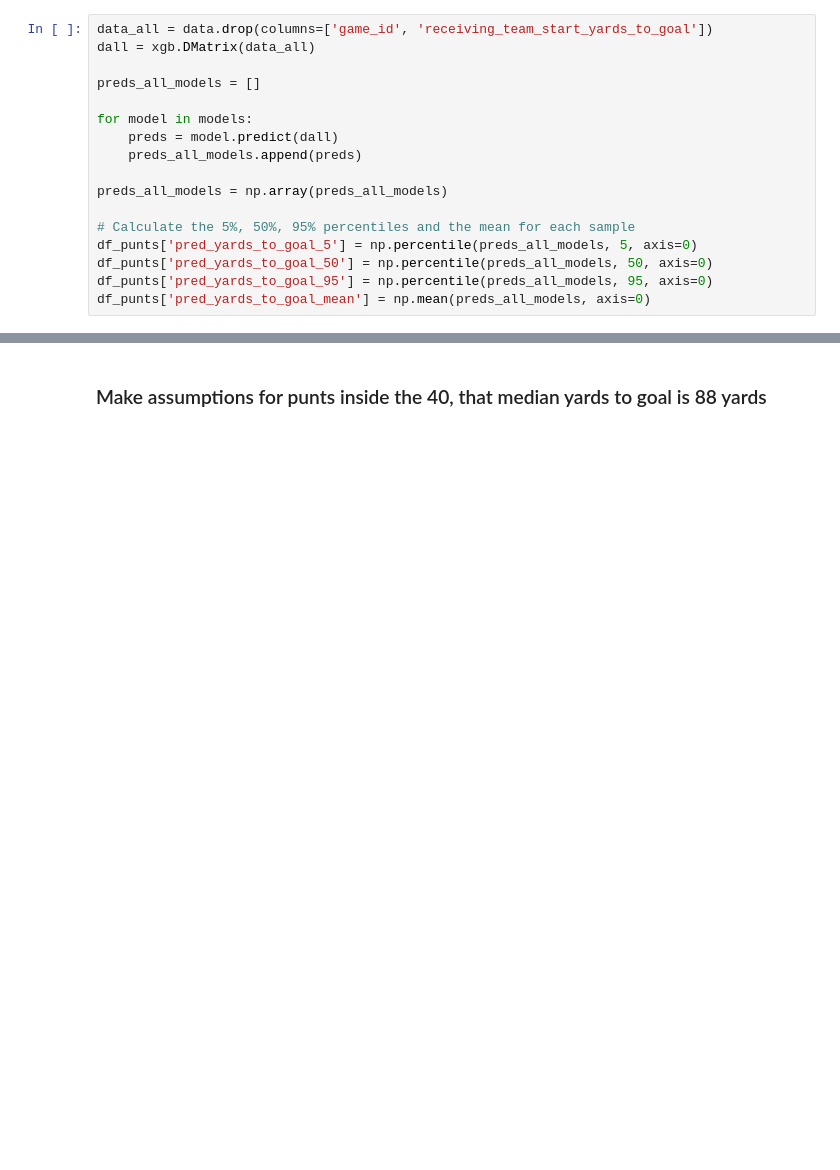
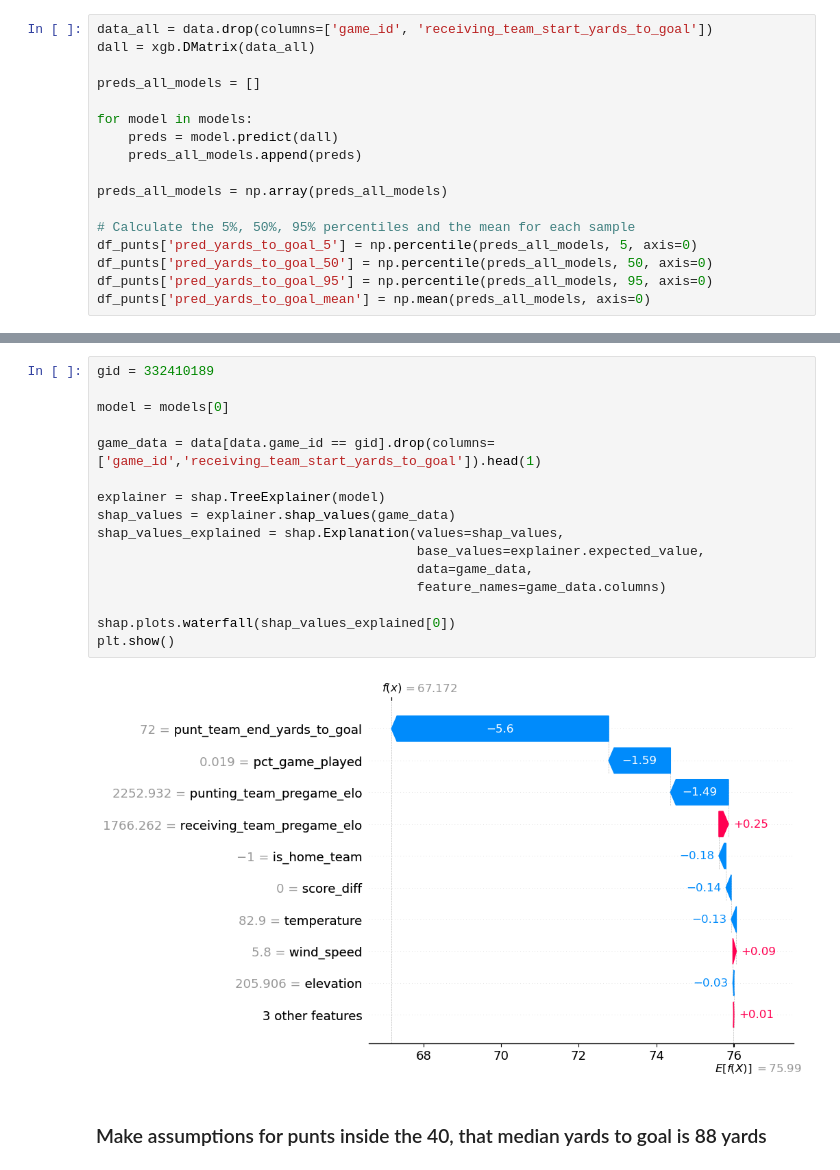
Before and after one commit to lneuendorf/4th-down-models, a Jupyter notebook: notebooks/punt_return_model.ipynb, the cells around one changed output, grey strips where cells are left out. Drawn from its saved outputs; the diff is of its cells as text; blank space fills up the shorter version.

```diff
--- a/notebooks/punt_return_model.ipynb
+++ b/notebooks/punt_return_model.ipynb
@@ -847,3 +860,21 @@ plt.show()
+# %%
+gid = 332410189
+
+model = models[0]
+
+game_data = data[data.game_id == gid].drop(columns=['game_id','receiving_team_start_yards_to_goal']).head(1)
+
+explainer = shap.TreeExplainer(model)
+shap_values = explainer.shap_values(game_data)
+shap_values_explained = shap.Explanation(values=shap_values,
+                                         base_values=explainer.expected_value,
+                                         data=game_data,
+                                         feature_names=game_data.columns)
+
+shap.plots.waterfall(shap_values_explained[0])
+plt.show()
+# %% [output]
+[figure, added]
 # %% [markdown]
 ### Make assumptions for punts inside the 40, that median yards to goal is 88 yards
 # %%
```
Also changed, not shown: parts of 7 cells of this notebook.
